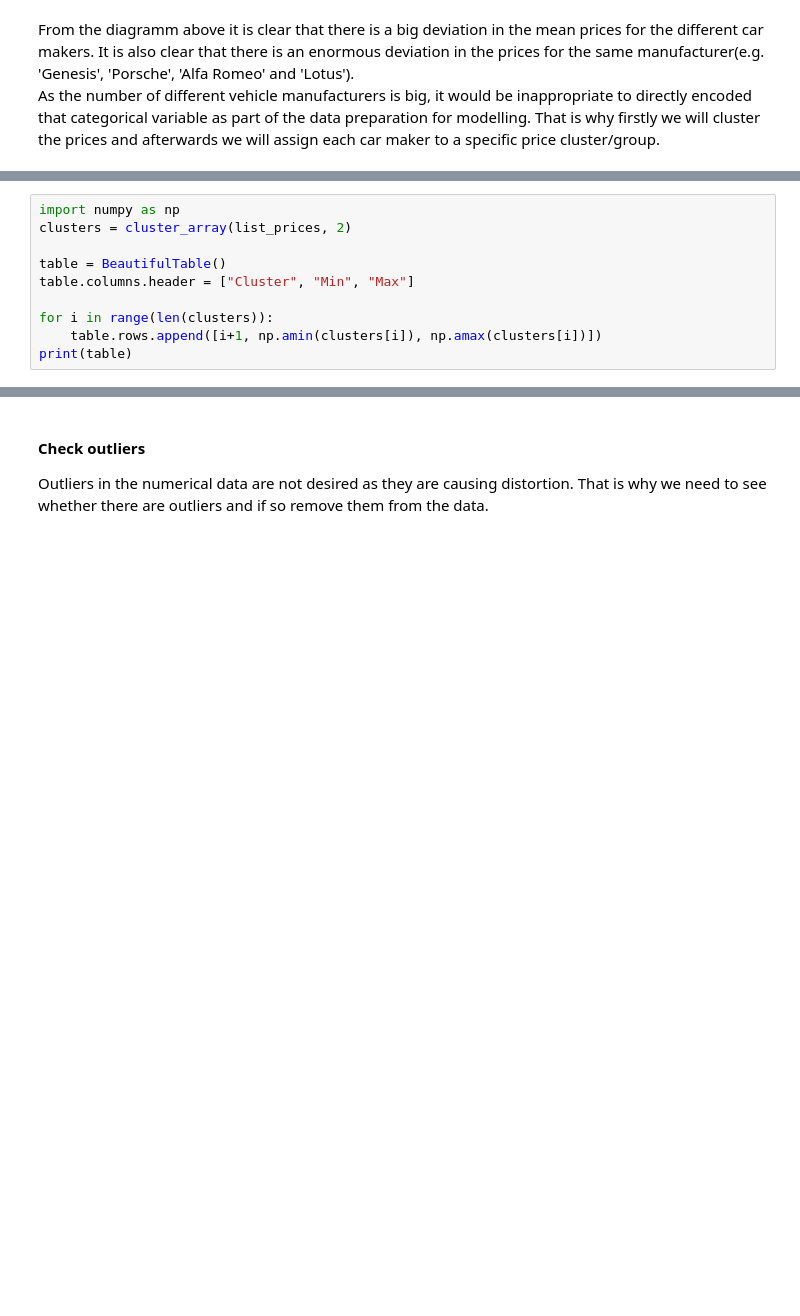
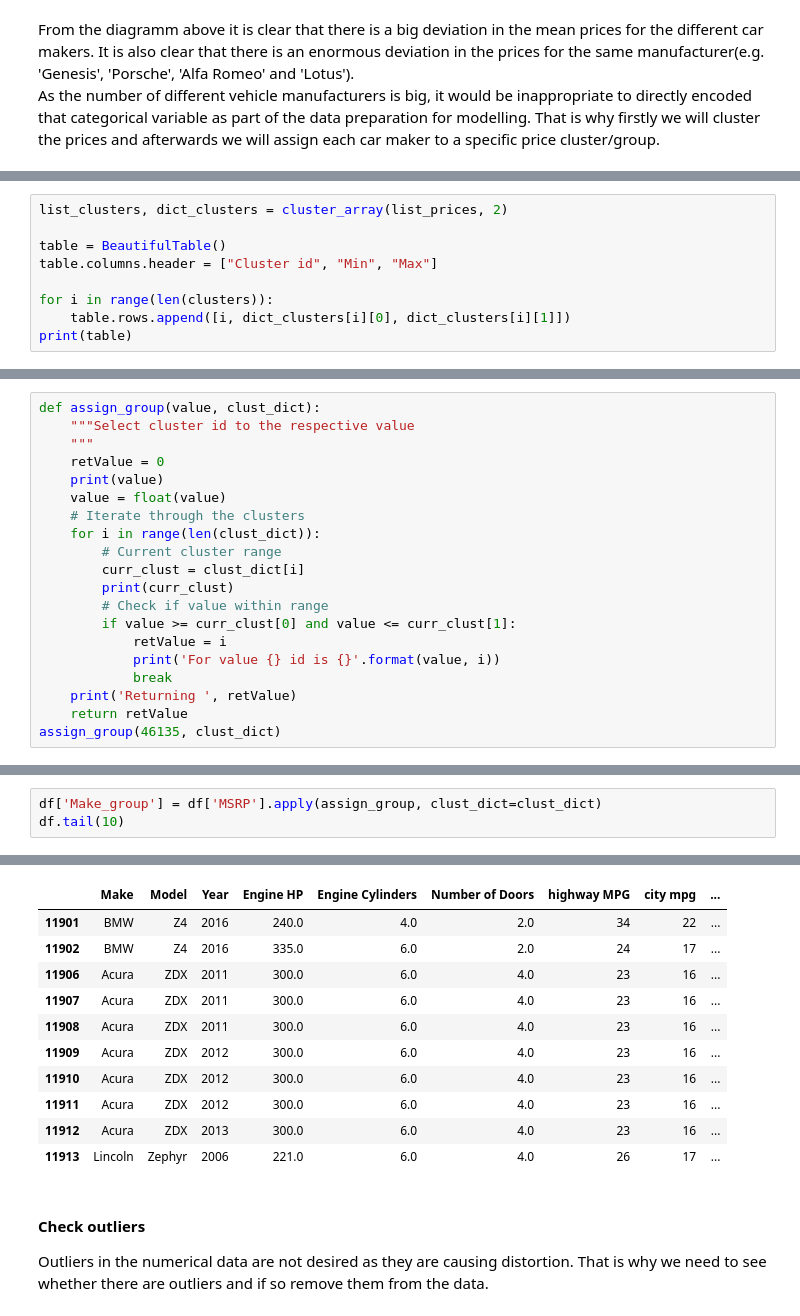
Before and after one commit to taagitacc/car-price-factors, a Jupyter notebook: price_analysis.ipynb, the cells around one changed output, grey strips where cells are left out. Drawn from its saved outputs; the diff is of its cells as text; blank space fills up the shorter version.

Commit message:
Cluster values balanced

```diff
--- a/price_analysis.ipynb
+++ b/price_analysis.ipynb
@@ -422,11 +418,10 @@ list_prices
 # %%
-import numpy as np
-clusters = cluster_array(list_prices, 2)
+list_clusters, dict_clusters = cluster_array(list_prices, 2)
 
 table = BeautifulTable()
-table.columns.header = ["Cluster", "Min", "Max"]
+table.columns.header = ["Cluster id", "Min", "Max"]
 
 for i in range(len(clusters)):
-    table.rows.append([i+1, np.amin(clusters[i]), np.amax(clusters[i])])
+    table.rows.append([i, dict_clusters[i][0], dict_clusters[i][1]])
 print(table)
 # %% [output]
@@ -449,0 +445,20 @@ print(table)
+# %%
+def assign_group(value, clust_dict):
+    """Select cluster id to the respective value
+    """
+    retValue = 0
+    print(value)
+    value = float(value)
+    # Iterate through the clusters
+    for i in range(len(clust_dict)):
+        # Current cluster range
+        curr_clust = clust_dict[i]
+        print(curr_clust)
+        # Check if value within range
+        if value >= curr_clust[0] and value <= curr_clust[1]:
+            retValue = i
+            print('For value {} id is {}'.format(value, i))
+            break
+    print('Returning ', retValue)
+    return retValue
+assign_group(46135, clust_dict)
@@ -449,0 +476,4 @@ print(table)
+# %%
+df['Make_group'] = df['MSRP'].apply(assign_group, clust_dict=clust_dict)
+df.tail(10)
+# %% [output]
@@ -450,3 +497,14 @@ print(table)
+|  | Make | Model | Year | Engine HP | Engine Cylinders | Number of Doors | highway MPG | city mpg | ... |
+| 11901 | BMW | Z4 | 2016 | 240.0 | 4.0 | 2.0 | 34 | 22 | ... |
+| 11902 | BMW | Z4 | 2016 | 335.0 | 6.0 | 2.0 | 24 | 17 | ... |
+| 11906 | Acura | ZDX | 2011 | 300.0 | 6.0 | 4.0 | 23 | 16 | ... |
+| 11907 | Acura | ZDX | 2011 | 300.0 | 6.0 | 4.0 | 23 | 16 | ... |
+| 11908 | Acura | ZDX | 2011 | 300.0 | 6.0 | 4.0 | 23 | 16 | ... |
+| 11909 | Acura | ZDX | 2012 | 300.0 | 6.0 | 4.0 | 23 | 16 | ... |
+| 11910 | Acura | ZDX | 2012 | 300.0 | 6.0 | 4.0 | 23 | 16 | ... |
+| 11911 | Acura | ZDX | 2012 | 300.0 | 6.0 | 4.0 | 23 | 16 | ... |
+| 11912 | Acura | ZDX | 2013 | 300.0 | 6.0 | 4.0 | 23 | 16 | ... |
+| 11913 | Lincoln | Zephyr | 2006 | 221.0 | 6.0 | 4.0 | 26 | 17 | ... |
 # %% [markdown]
 #### Check outliers
 Outliers in the numerical data are not desired as they are causing distortion. That is why we need to see whether there are outliers and if so remove them from the data.
```
Also changed, not shown: parts of 6 cells of this notebook.
